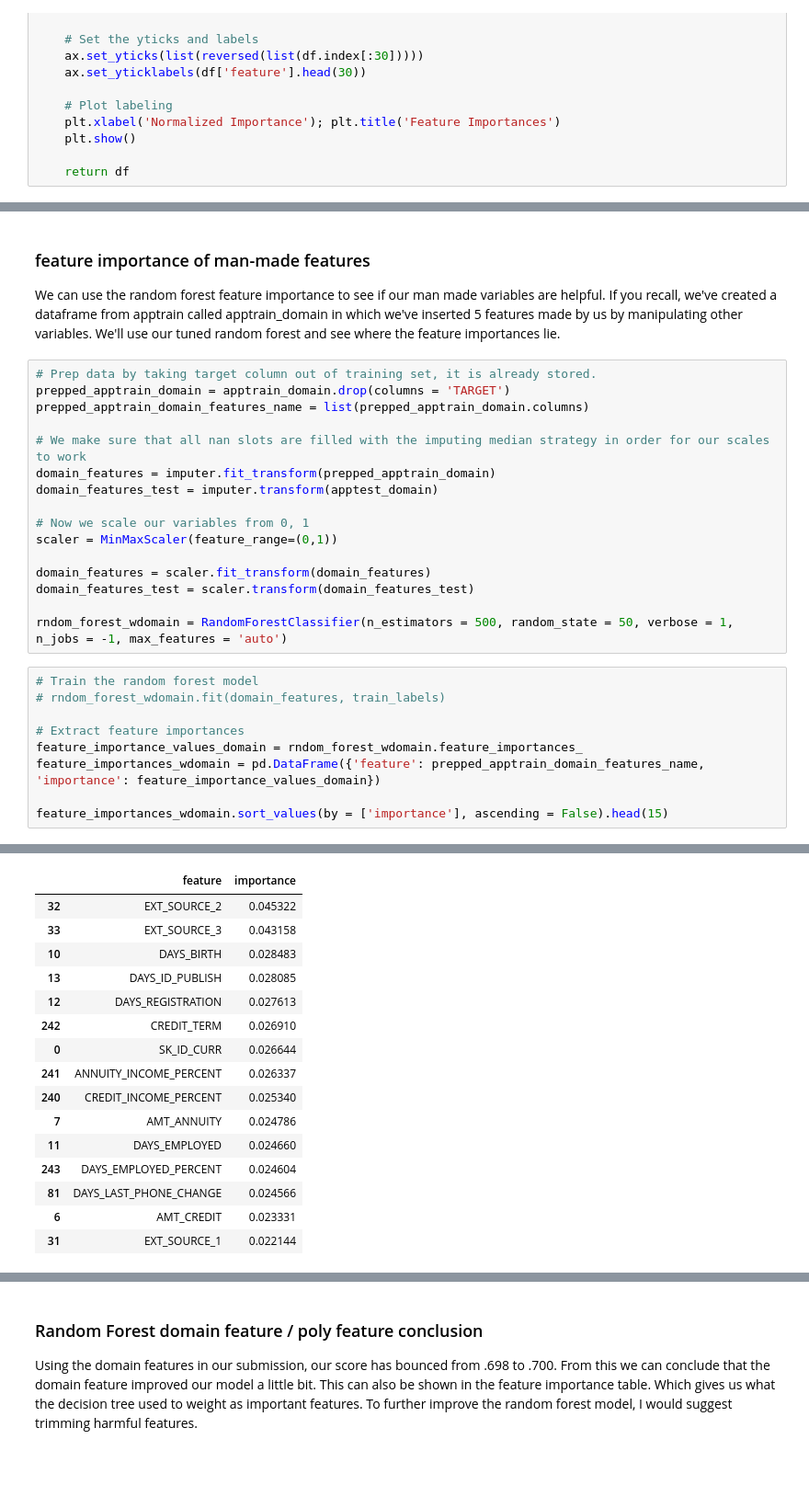
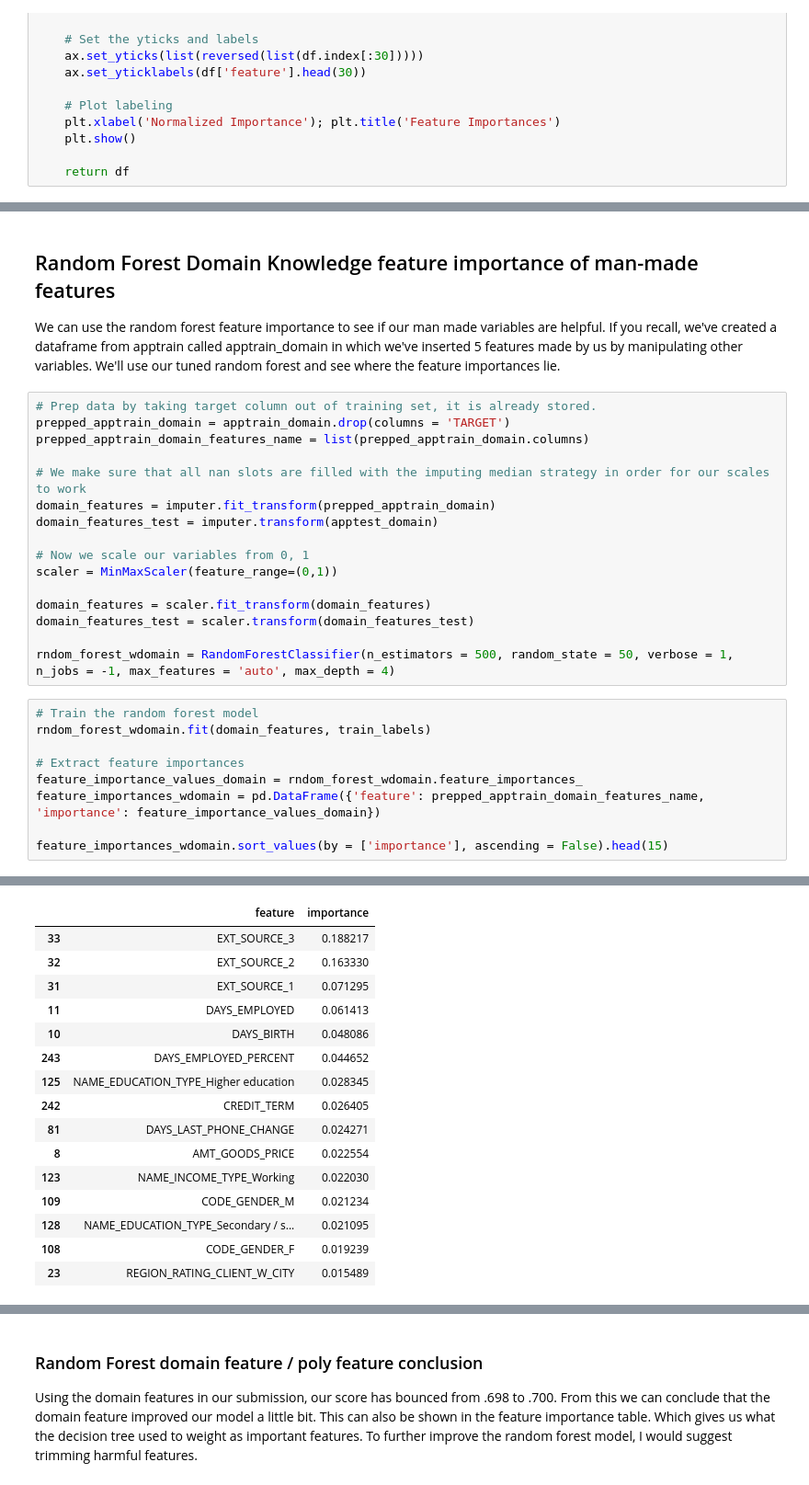
Before and after one commit to RitterGustave-TR/Bank-Risk-Analysis, a Jupyter notebook: training/Exploratory_data_analysis_OLD.ipynb, the cells around one changed output, grey strips where cells are left out. Shown at 92% size. Saved outputs shown, nothing was run; the diff lists cells and outputs as text.

```diff
--- a/training/Exploratory_data_analysis.ipynb
+++ b/training/Exploratory_data_analysis_OLD.ipynb
@@ -677,5 +667,5 @@ feature_importances.tail(15)
 # %% [markdown]
-### feature importance of man-made features
+## Random Forest Domain Knowledge feature importance of man-made features
 
 We can use the random forest feature importance to see if our man made variables are helpful. If you recall, we've created a dataframe from apptrain called apptrain_domain in which we've inserted 5 features made by us by manipulating other variables. We'll use our tuned random forest and see where the feature importances lie.
 # %%
@@ -693,10 +683,10 @@ scaler = MinMaxScaler(feature_range=(0,1))
 domain_features = scaler.fit_transform(domain_features)
 domain_features_test = scaler.transform(domain_features_test)
 
-rndom_forest_wdomain = RandomForestClassifier(n_estimators = 500, random_state = 50, verbose = 1, n_jobs = -1, max_features = 'auto')
+rndom_forest_wdomain = RandomForestClassifier(n_estimators = 500, random_state = 50, verbose = 1, n_jobs = -1, max_features = 'auto', max_depth = 4)
 # %%
 # Train the random forest model
-# rndom_forest_wdomain.fit(domain_features, train_labels)
+rndom_forest_wdomain.fit(domain_features, train_labels)
 
 # Extract feature importances
 feature_importance_values_domain = rndom_forest_wdomain.feature_importances_
@@ -707,19 +701,19 @@ feature_importances_wdomain.sort_values(by = ['importance'], ascending = False).
 |  | feature | importance |
-| 32 | EXT_SOURCE_2 | 0.045322 |
-| 33 | EXT_SOURCE_3 | 0.043158 |
-| 10 | DAYS_BIRTH | 0.028483 |
-| 13 | DAYS_ID_PUBLISH | 0.028085 |
-| 12 | DAYS_REGISTRATION | 0.027613 |
-| 242 | CREDIT_TERM | 0.026910 |
-| 0 | SK_ID_CURR | 0.026644 |
-| 241 | ANNUITY_INCOME_PERCENT | 0.026337 |
-| 240 | CREDIT_INCOME_PERCENT | 0.025340 |
-| 7 | AMT_ANNUITY | 0.024786 |
-| 11 | DAYS_EMPLOYED | 0.024660 |
-| 243 | DAYS_EMPLOYED_PERCENT | 0.024604 |
-| 81 | DAYS_LAST_PHONE_CHANGE | 0.024566 |
-| 6 | AMT_CREDIT | 0.023331 |
-| 31 | EXT_SOURCE_1 | 0.022144 |
+| 33 | EXT_SOURCE_3 | 0.188217 |
+| 32 | EXT_SOURCE_2 | 0.163330 |
+| 31 | EXT_SOURCE_1 | 0.071295 |
+| 11 | DAYS_EMPLOYED | 0.061413 |
+| 10 | DAYS_BIRTH | 0.048086 |
+| 243 | DAYS_EMPLOYED_PERCENT | 0.044652 |
+| 125 | NAME_EDUCATION_TYPE_Higher education | 0.028345 |
+| 242 | CREDIT_TERM | 0.026405 |
+| 81 | DAYS_LAST_PHONE_CHANGE | 0.024271 |
+| 8 | AMT_GOODS_PRICE | 0.022554 |
+| 123 | NAME_INCOME_TYPE_Working | 0.022030 |
+| 109 | CODE_GENDER_M | 0.021234 |
+| 128 | NAME_EDUCATION_TYPE_Secondary / s... | 0.021095 |
+| 108 | CODE_GENDER_F | 0.019239 |
+| 23 | REGION_RATING_CLIENT_W_CITY | 0.015489 |
 # %%
 predictions = rndom_forest_wdomain.predict_proba(domain_features_test)[:, 1]
 # %% [output]
```
Also changed, not shown: parts of 24 cells of this notebook, 9 other files.
